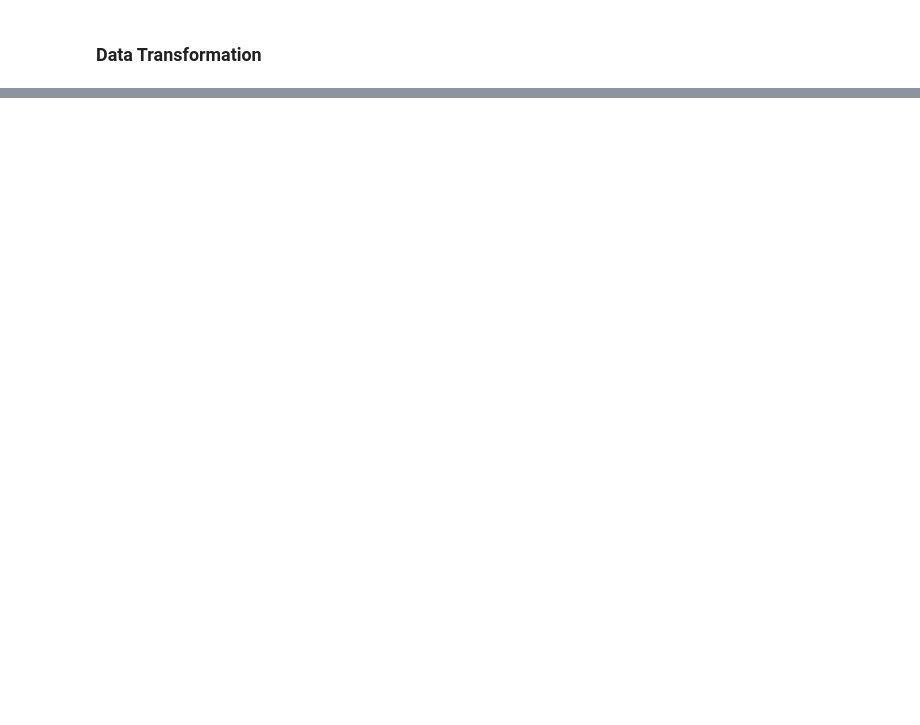
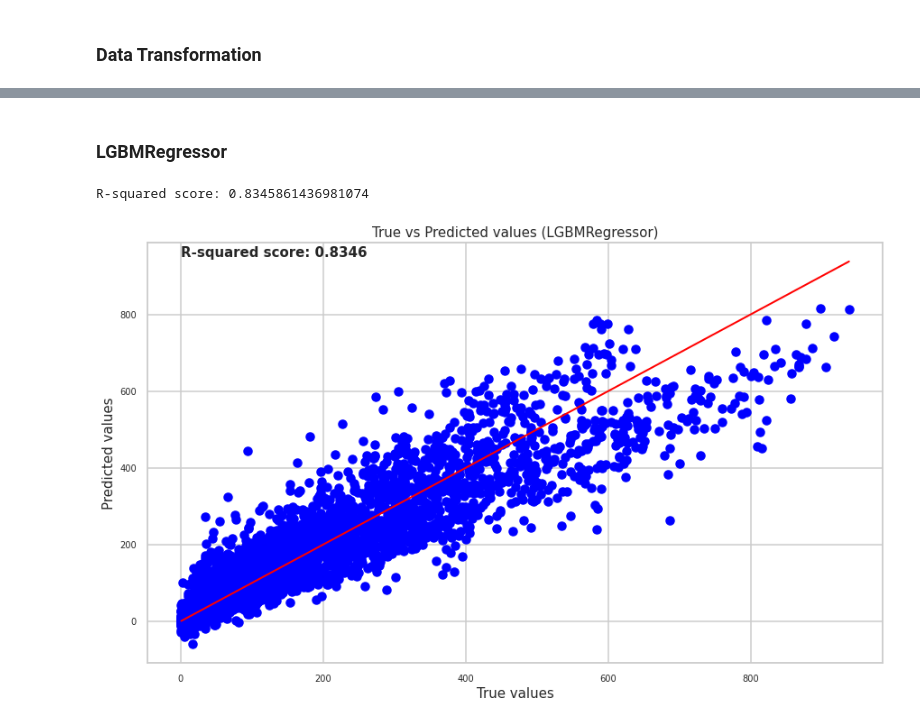
Before and after one commit to 07Sada/Bike-Share-Prediction, a Jupyter notebook: notebook/Bike_Sharing_Count_Prediction.ipynb, the cells around one changed output, grey strips where cells are left out. Cells and saved outputs as stored; diff of their text form; code cells hidden in the pictures; blank space fills up the shorter version.

```diff
--- a/notebook/Bike_Sharing_Count_Prediction.ipynb
+++ b/notebook/Bike_Sharing_Count_Prediction.ipynb
@@ -635,11 +540,0 @@ def evaluate_reg(true, predicted):
-# %%
-decisionTree = DecisionTreeRegressor()
-
-param = {'max_depth' : [1,4,5,6,7]}
-
-gridSearch_decisionTree=GridSearchCV(decisionTree,param,scoring='r2',cv=5)
-gridSearch_decisionTree.fit(X_train,y_train)
-
-decisionTree.fit(X_train,y_train)
-best_DecisionTree=gridSearch_decisionTree.best_estimator_
-bestDecisionTree_testScore=best_DecisionTree.score(X_test,y_test)
@@ -761,0 +570,25 @@ Successfully installed tqdm-4.65.0
+# %% [markdown]
+### LGBMRegressor
+# %%
+lgbm = lgb.LGBMRegressor()
+
+lgbm.fit(X_train, y_train)
+
+y_pred = lgbm.predict(X_test)
+# y_test_pred_xgb = xgb.predict(X_test)
+
+r2 = r2_score(y_test, y_pred)
+print("R-squared score:", r2)
+
+# Plotting the graph
+plt.figure(figsize=(13, 8))
+plt.scatter(y_test, y_pred, color='blue')
+plt.plot([y_test.min(), y_test.max()], [y_test.min(), y_test.max()], color='red', linewidth=2)
+plt.xlabel('True values', fontsize=15)
+plt.ylabel('Predicted values', fontsize=15)
+plt.title('True vs Predicted values (LGBMRegressor)', fontsize=15)
+plt.text(0, 950, 'R-squared score: '+ str(round(r2, 4)), fontsize=15, weight='bold')
+plt.show()
+# %% [output]
+R-squared score: 0.8345861436981074
+[figure, added]
```
Also changed, not shown: parts of 56 cells of this notebook.
